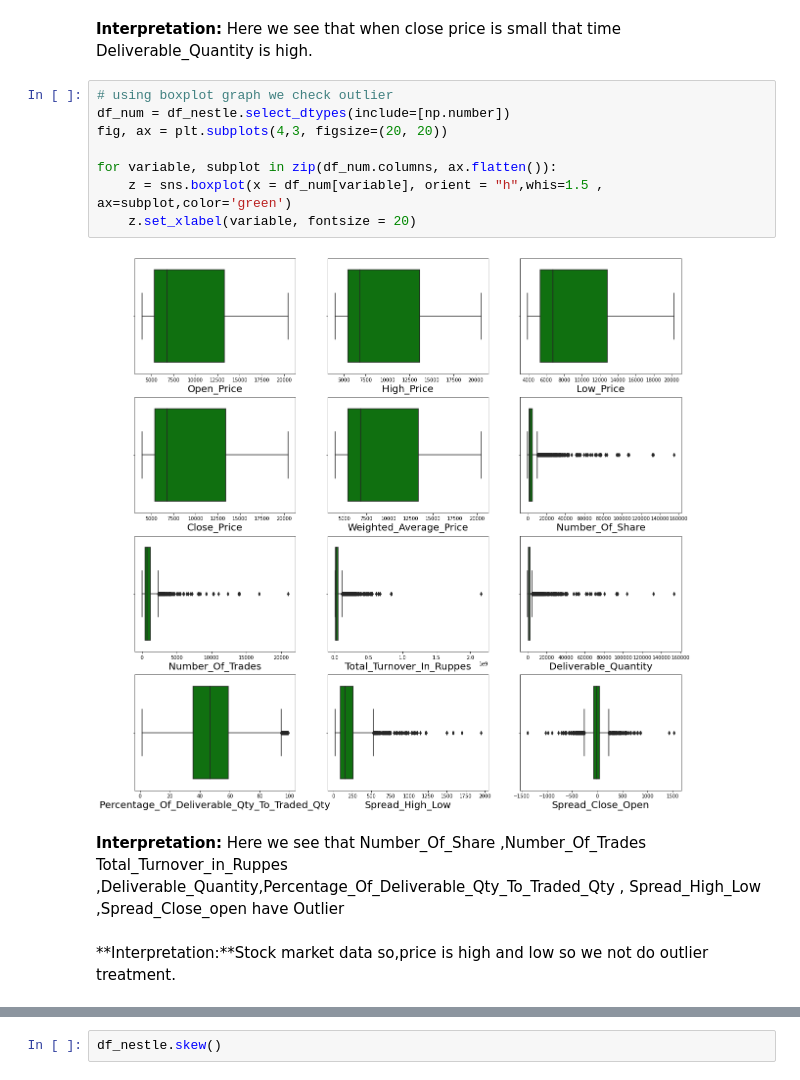
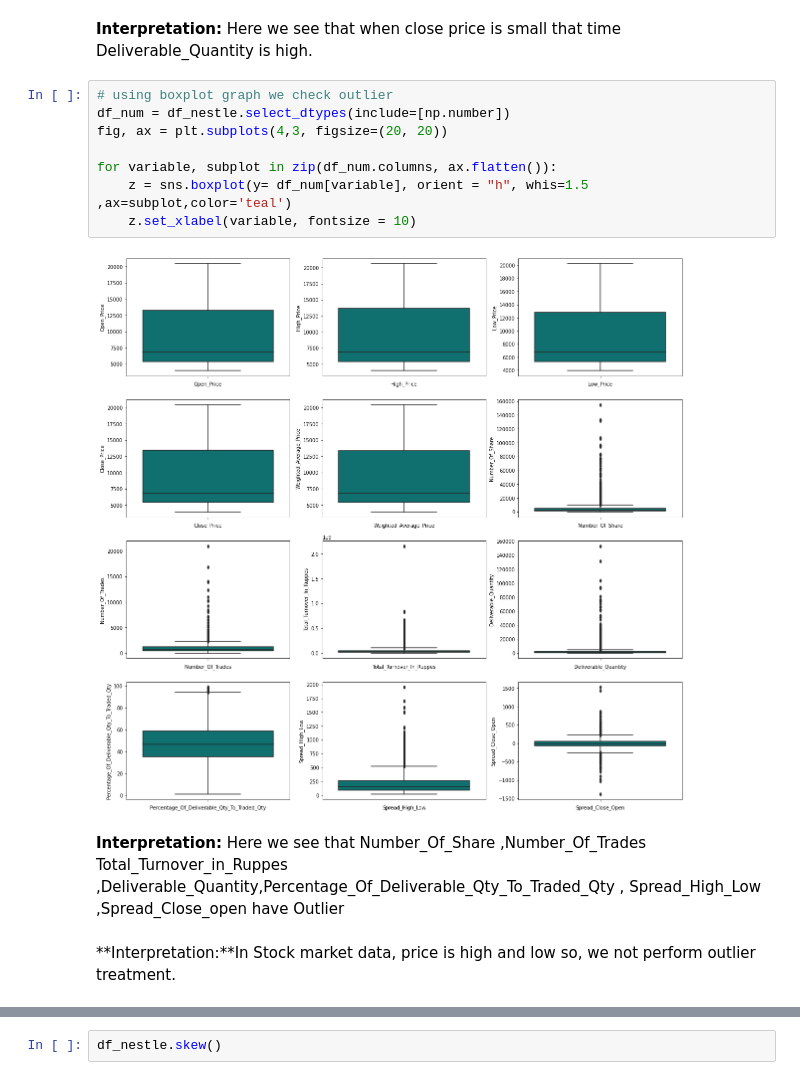
Before and after one commit to Dharvi2101/Nestle_Stoke_Price_Prediction, a Jupyter notebook: Nestle_Stock_Price_Prediction_Dharvi.ipynb, the cells around one changed output, grey strips where cells are left out. Cells and saved outputs as stored; diff of their text form.

```diff
--- a/Nestle_Stock_Price_Prediction_Dharvi.ipynb
+++ b/Nestle_Stock_Price_Prediction_Dharvi.ipynb
@@ -235,19 +226,19 @@ sns.lmplot(x='Close_Price',y='Deliverable_Quantity',scatter_kws={'color':'green'
 # %%
 # using boxplot graph we check outlier
 df_num = df_nestle.select_dtypes(include=[np.number])
 fig, ax = plt.subplots(4,3, figsize=(20, 20))
 
 for variable, subplot in zip(df_num.columns, ax.flatten()):
-    z = sns.boxplot(x = df_num[variable], orient = "h",whis=1.5 , ax=subplot,color='green')
-    z.set_xlabel(variable, fontsize = 20)
+    z = sns.boxplot(y= df_num[variable], orient = "h", whis=1.5 ,ax=subplot,color='teal')
+    z.set_xlabel(variable, fontsize = 10)
 # %% [output]
-[figure, old version]
+[figure, new version]
 # %% [markdown]
 **Interpretation:** Here we see that Number_Of_Share ,Number_Of_Trades Total_Turnover_in_Ruppes
 ,Deliverable_Quantity,Percentage_Of_Deliverable_Qty_To_Traded_Qty ,
 Spread_High_Low ,Spread_Close_open have Outlier
 # %% [markdown]
-**Interpretation:**Stock market data so,price is high and low so we not do outlier treatment.
+**Interpretation:**In Stock market data, price is high and low so, we not perform outlier treatment.
 # %%
 num_col=[col for col in df_nestle.columns if df_nestle[col].dtype!='object']
 plt.figure(figsize=(20,20))
```
Also changed, not shown: parts of 37 cells of this notebook.
